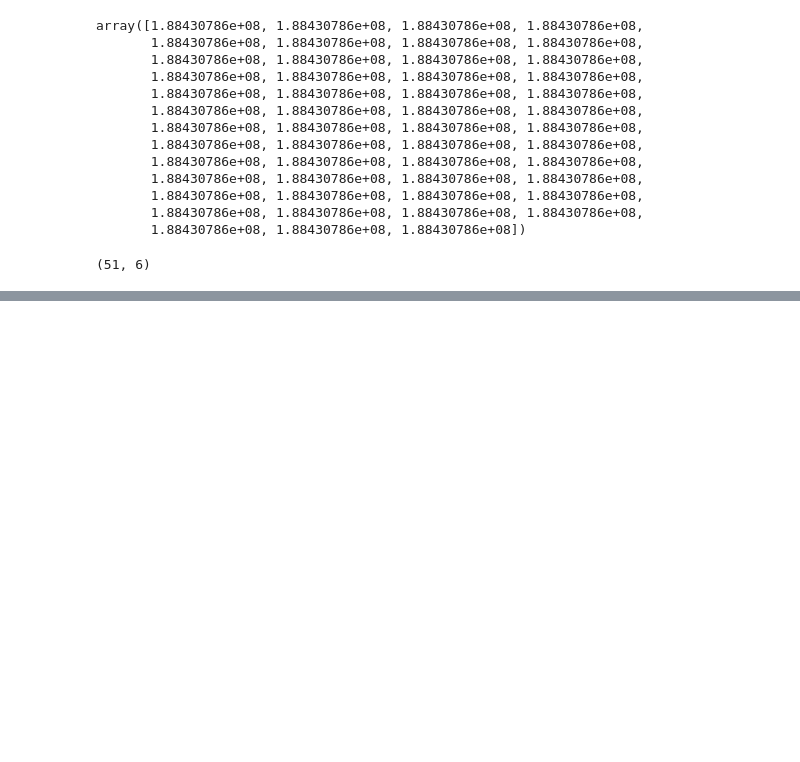
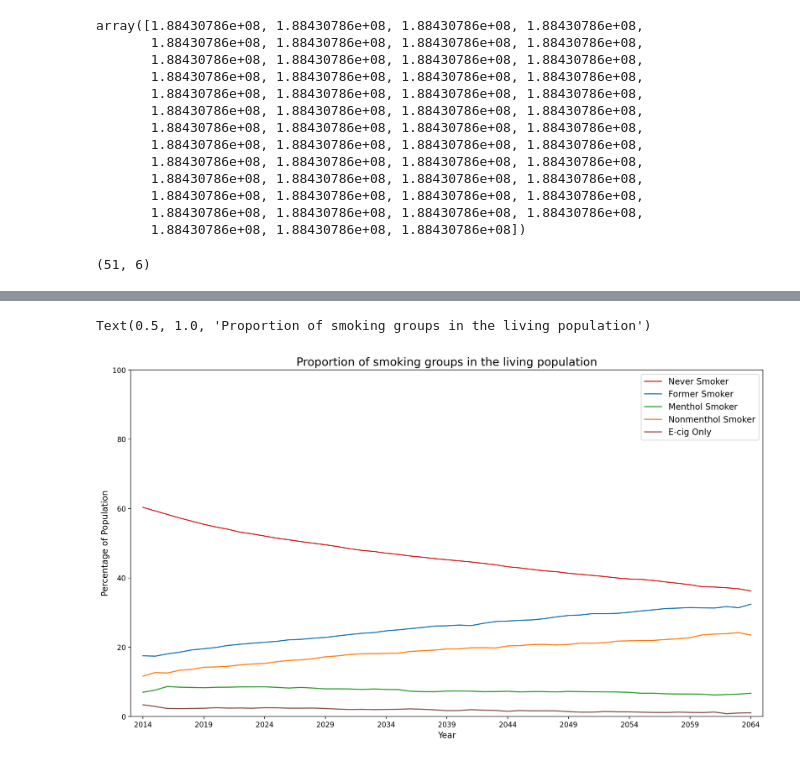
Before and after one commit to tapphughesn/menthol-model, a Jupyter notebook: menthol-model/inspect_data.ipynb, the cells around one changed output, grey strips where cells are left out. Saved outputs shown, nothing was run; the diff lists cells and outputs as text; code cells hidden in the pictures; blank space fills up the shorter version.

```diff
--- a/menthol-model/inspect_data.ipynb
+++ b/menthol-model/inspect_data.ipynb
@@ -77,0 +108,25 @@ plt.gca().spines["left"].set_alpha(.3)
+# %%
+fig, ax = plt.subplots(1,1,figsize=(16,9), dpi=200)
+ax.plot(x, arr_no_dead_percents[:,0], mycolors[0],
+        x, arr_no_dead_percents[:,1], mycolors[1],
+        x, arr_no_dead_percents[:,2], mycolors[2],
+        x, arr_no_dead_percents[:,3], mycolors[3],
+        x, arr_no_dead_percents[:,4], mycolors[4])
+
+plt.ylim(0,100)
+plt.xlim(x[0]-1, x[-1]+1)
+plt.xlabel("Year", fontsize=12)
+plt.ylabel("Percentage of Population", fontsize=12)
+plt.xticks(x[::5], fontsize=10, horizontalalignment='center')
+ax.legend(labels, fontsize=12, ncol=1)
+
+plt.title("Proportion of smoking groups in the living population", fontsize=16)
+
+# for i in range(len(mycolors)-1):
+#         ax.get_lines()[i].set_color(mycolors[i])
+
+# len(ax.get_lines())
+# len(mycolors)
+# %% [output]
+Text(0.5, 1.0, 'Proportion of smoking groups in the living population')
+[figure, added]
```
Also changed, not shown: parts of 7 cells of this notebook, 8 other files.
